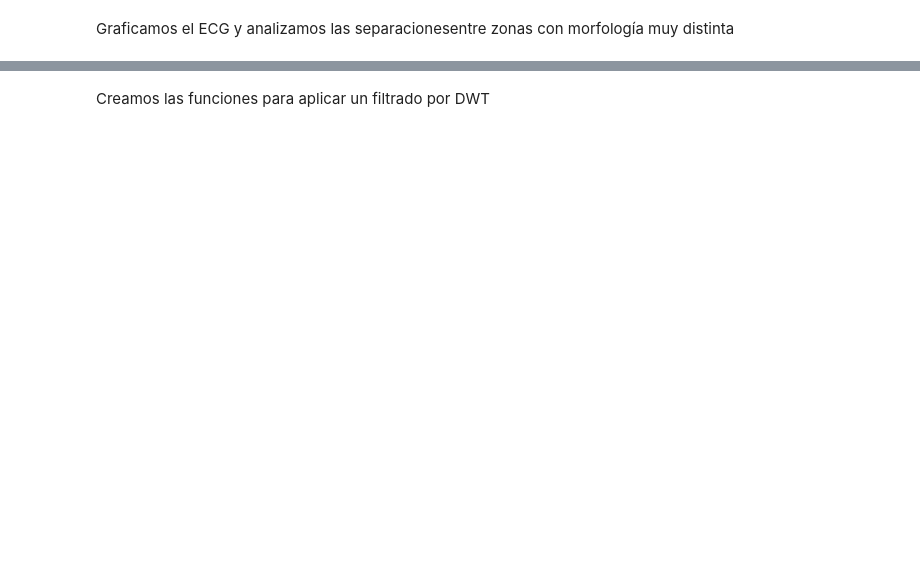
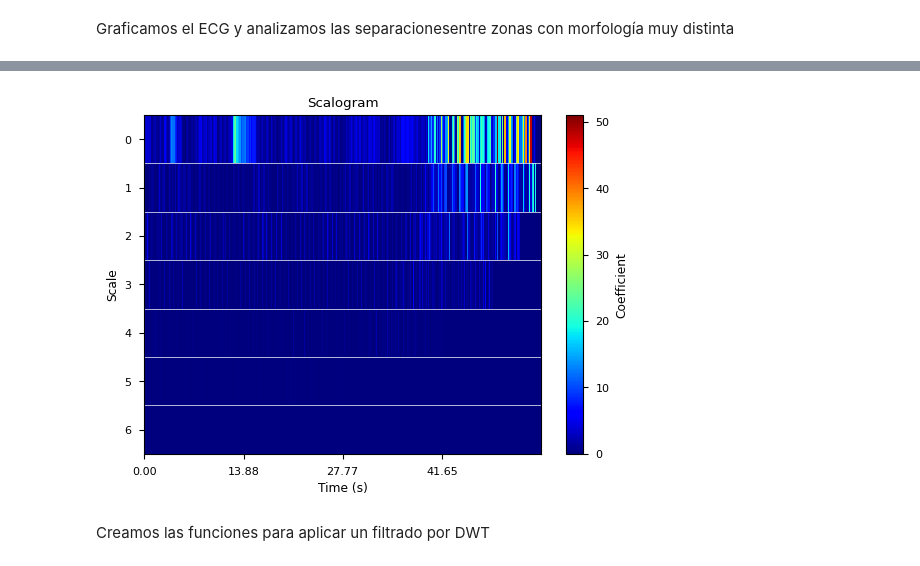
Before and after one commit to JBatRey/tp4assd, a Jupyter notebook: denoise.ipynb, the cells around one changed output, grey strips where cells are left out. Saved outputs shown, nothing was run; the diff lists cells and outputs as text; code cells hidden in the pictures; blank space fills up the shorter version.

```diff
--- a/denoise.ipynb
+++ b/denoise.ipynb
@@ -197,5 +199,9 @@ print(segments)
 [array([ 0.38395159,  0.40335514,  0.43246047, ..., -0.1447951 ,
        -0.19815486, -0.24181284]), array([-0.27576905, -0.38248857, -0.4843572 , ...,  1.18919885,
         1.10188288,  0.94180361])]
+# %%
+print_scalogram(ecg_signal, level=6)
+# %% [output]
+[figure, added]
 # %% [markdown]
 Creamos las funciones para aplicar un filtrado por DWT
```
Also changed, not shown: parts of 22 cells of this notebook, 32 other files.
